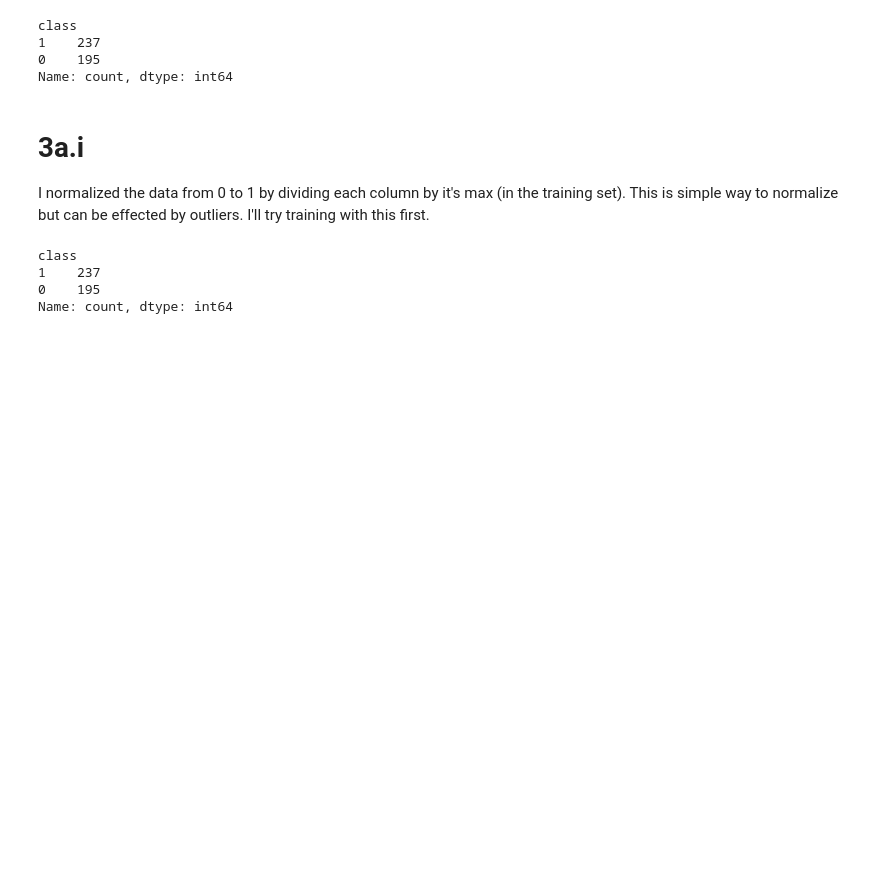
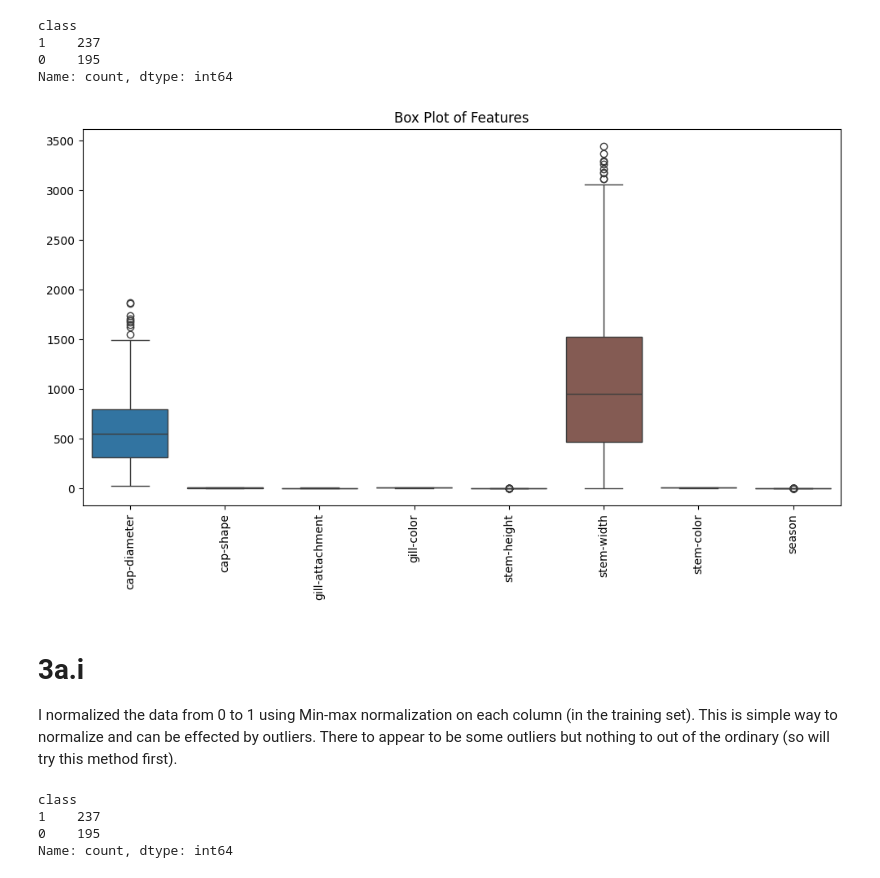
Before and after one commit to Nathan-Bush46/COMPSCI-671D-workspace, a Jupyter notebook: src/main_workspace/knn.ipynb, the cells around one changed output. Cells and saved outputs as stored; diff of their text form; code cells hidden in the pictures; blank space fills up the shorter version.

```diff
--- a/src/main_workspace/knn.ipynb
+++ b/src/main_workspace/knn.ipynb
@@ -40,6 +34,14 @@ df_test_x_norm = normalize_dataframe(df_test_x,normalization_params)
+# %%
+plt.figure(figsize=(12, 6))
+sns.boxplot(data=df_train_x)
+plt.xticks(rotation=90)
+plt.title('Box Plot of Features')
+plt.show()
+# %% [output]
+[figure, added]
 # %% [markdown]
 # 3a.i
-I normalized the data from 0 to 1 by dividing each column by it's max (in the training set). This is simple way to normalize but can be effected by outliers. I'll try training with this first.
+I normalized the data from 0 to 1 using Min-max normalization on each column (in the training set). This is simple way to normalize and can be effected by outliers. There to appear to be some outliers but nothing to out of the ordinary (so will try this method first).
 # %%
 counts = df_train_y.value_counts()
 print(counts)
```
Also changed, not shown: parts of 23 cells of this notebook, 2 other files.
